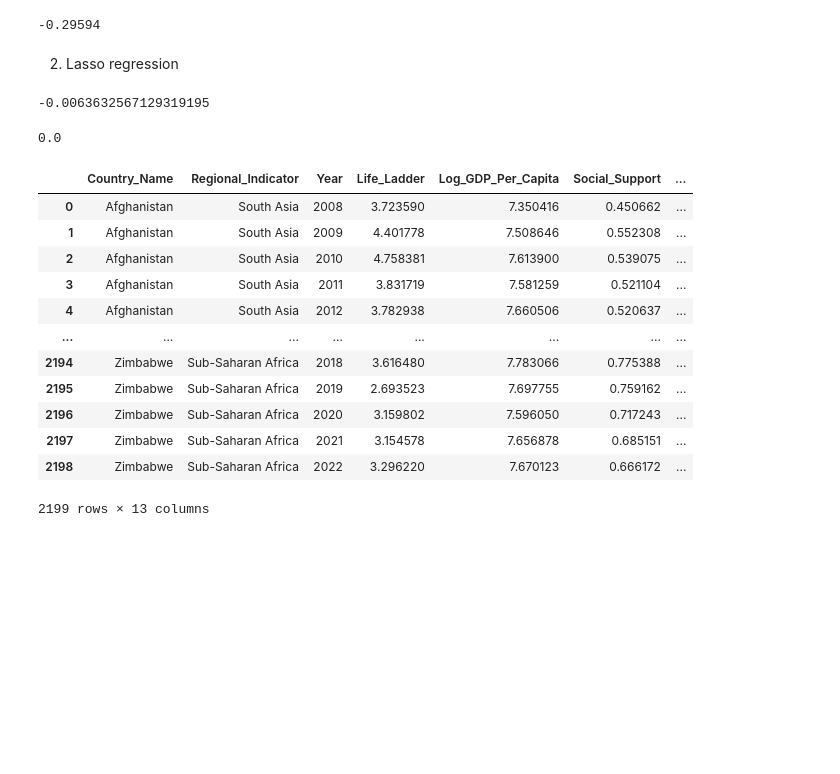
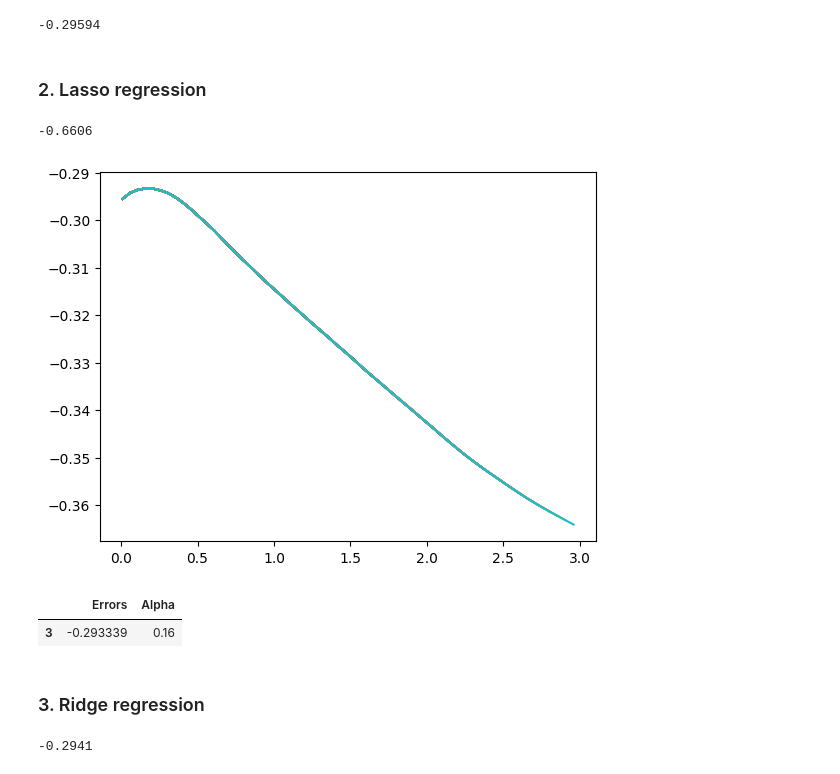
Before and after one commit to noob-noob1/Happiness-report, a Jupyter notebook: model_building.ipynb, the cells around one changed output. Cells and saved outputs as stored; diff of their text form; code cells hidden in the pictures; blank space fills up the shorter version.

```diff
--- a/model_building.ipynb
+++ b/model_building.ipynb
@@ -10,9 +11,6 @@ World_happiness= pd.read_csv('cleaned_version')
 from sklearn.preprocessing import OneHotEncoder
 enc = OneHotEncoder(handle_unknown='ignore')
 Arrays= enc.fit_transform(World_happiness[["Country_Name","Regional_Indicator"]]).toarray()
-# %%
-enc = OneHotEncoder(handle_unknown='ignore')
-Arrays= enc.fit_transform(World_happiness[["Country_Name","Regional_Indicator"]]).toarray()
 # %%
 columns=enc.categories_
 Column_Arrays= np.concatenate(np.array(columns,dtype=object))
@@ -34,4 +30,4 @@ y1= World_happiness1['Life_Ladder'].values
 3. Doing train test split
 # %%
 from sklearn.model_selection import train_test_split
-X_train, X_test, y_train, y_test = train_test_split(X1, y1, test_size=0.2, random_state=42)
+X_train, X_test, y_train, y_test = train_test_split(X1, y1, test_size=0.2, random_state=42, shuffle=True)
@@ -105,31 +92,36 @@ np.mean(cross_val_score(reg, X_train.values, y_train,scoring= 'neg_mean_absolute
 # %% [output]
 -0.29594
 # %% [markdown]
-2. Lasso regression
+### 2. Lasso regression
 # %%
 from sklearn import linear_model
 clf = linear_model.Lasso()
-np.mean(cross_val_score(clf, X, y, scoring= 'r2', cv=4))
+np.mean(cross_val_score(clf, X_train, y_train, scoring= 'neg_mean_absolute_error', cv=3)).round(5)
 # %% [output]
--0.0063632567129319195
+-0.6606
-# %%
-clf.fit(X,y)
-clf.score(X,y)
-# %% [output]
-0.0
-# %%
-World_happiness
-# %% [output]
-|  | Country_Name | Regional_Indicator | Year | Life_Ladder | Log_GDP_Per_Capita | Social_Support | ... |
-| 0 | Afghanistan | South Asia | 2008 | 3.723590 | 7.350416 | 0.450662 | ... |
-| 1 | Afghanistan | South Asia | 2009 | 4.401778 | 7.508646 | 0.552308 | ... |
-| 2 | Afghanistan | South Asia | 2010 | 4.758381 | 7.613900 | 0.539075 | ... |
-| 3 | Afghanistan | South Asia | 2011 | 3.831719 | 7.581259 | 0.521104 | ... |
-| 4 | Afghanistan | South Asia | 2012 | 3.782938 | 7.660506 | 0.520637 | ... |
-| ... | ... | ... | ... | ... | ... | ... | ... |
-| 2194 | Zimbabwe | Sub-Saharan Africa | 2018 | 3.616480 | 7.783066 | 0.775388 | ... |
-| 2195 | Zimbabwe | Sub-Saharan Africa | 2019 | 2.693523 | 7.697755 | 0.759162 | ... |
-| 2196 | Zimbabwe | Sub-Saharan Africa | 2020 | 3.159802 | 7.596050 | 0.717243 | ... |
-| 2197 | Zimbabwe | Sub-Saharan Africa | 2021 | 3.154578 | 7.656878 | 0.685151 | ... |
-| 2198 | Zimbabwe | Sub-Saharan Africa | 2022 | 3.296220 | 7.670123 | 0.666172 | ... |
-2199 rows × 13 columns
+# %%
+error=[]
+alpha=[]
+for i in range (1,300,5):
+    alpha.append(i/100)
+    clf1 = linear_model.Lasso(alpha=i/80000, max_iter=100000)
+    error.append(np.mean(cross_val_score(clf1, X_train, y_train, scoring= 'neg_mean_absolute_error', cv=3)))
+    plt.plot(alpha,error);
+# %% [output]
+[figure, added]
+# %%
+columns={"Errors": error, "Alpha": alpha}
+Results =pd.DataFrame(columns)
+Results[Results.Errors== Results.Errors.max()]
+# lasso is optimized when alpha equals 0.16
+# %% [output]
+|  | Errors | Alpha |
+| 3 | -0.293339 | 0.16 |
+# %% [markdown]
+### 3. Ridge regression
+# %%
+from sklearn.linear_model import Ridge
+RDG = Ridge()
+np.mean(cross_val_score(RDG, X_train, y_train, scoring= 'neg_mean_absolute_error', cv=3)).round(5)
+# %% [output]
+-0.2941
```
Also changed, not shown: parts of 36 cells of this notebook, 2 other files.
